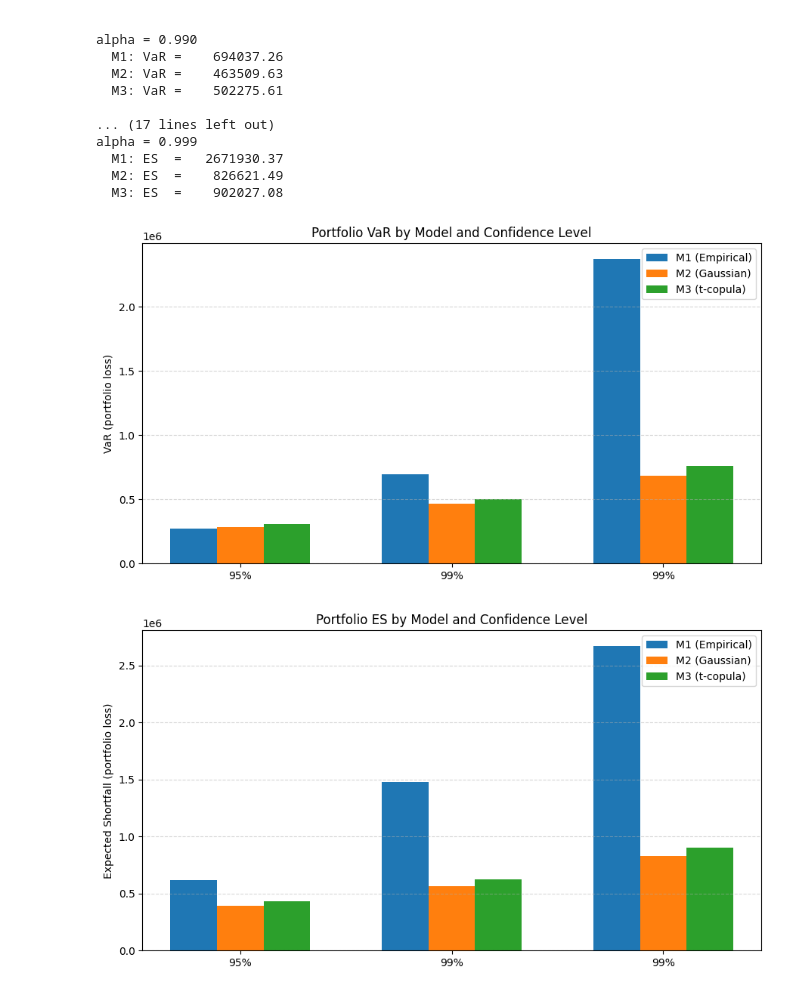
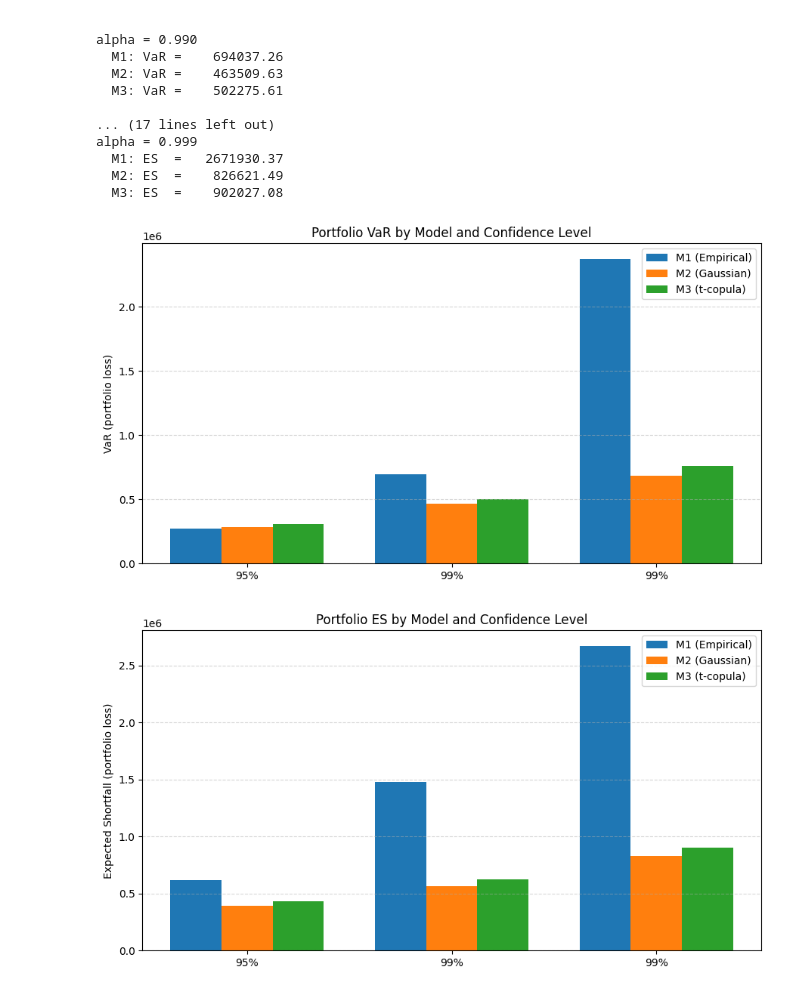
Before and after one commit to juanfp02/quant-risk-management, a Jupyter notebook: main.ipynb, the cells around one changed output. Drawn from its saved outputs; the diff is of its cells as text; code cells hidden in the pictures.

```diff
--- a/main.ipynb
+++ b/main.ipynb
@@ -339,11 +348,6 @@ def simulate_theta_M3(n_sims, mu, sigma, nu, rho, rng):
 # Helper: simulate Y_k given Θ-simulations
 # ---------------------------------------------------------
 
-lam = credit["lambda_k"].values              # (K,)
-a = credit[["a_k1", "a_k2"]].values          # (K,2)  (re-used from above)
-s_k = credit["s_k"].values                   # (K,)
-K = len(credit)
-
 def simulate_Y(theta_sims, rng):
     """
     theta_sims: (n_sims, 2)
@@ -447,7 +451,7 @@ This section includes:
 # Risk measure helpers: VaR and ES for loss distributions
 # ---------------------------------------------------------
 
-def var_empirical(losses, alpha=0.99):
+def var_empirical(losses, alpha):
     """
     Empirical VaR at level alpha for a vector of losses (positive = loss).
     """
@@ -455,7 +459,7 @@ def var_empirical(losses, alpha=0.99):
     return np.quantile(losses, alpha)
 
 
-def es_empirical(losses, alpha=0.99):
+def es_empirical(losses, alpha):
     """
     Empirical Expected Shortfall (ES) at level alpha:
     mean loss conditional on loss >= VaR_alpha.
@@ -512,34 +516,34 @@ alpha = 0.999
 # %%
 # ---------------------------------------------------------
 # VaR bar chart by model and confidence level
 # ---------------------------------------------------------
 
 alpha_labels = [f"{int(a*100)}%" for a in alphas]
 x = np.arange(len(alpha_labels))  # positions for each alpha on x-axis
-width = 0.22                      # bar width
+width = 0.25
 
 fig, ax = plt.subplots(figsize=(9, 5))
 
 # Extract VaR in consistent order
 var_M1 = [var_results[a]["M1"] for a in alphas]
 var_M2 = [var_results[a]["M2"] for a in alphas]
 var_M3 = [var_results[a]["M3"] for a in alphas]
 
 ax.bar(x - width,     var_M1, width, label="M1 (Empirical)")
 ax.bar(x,             var_M2, width, label="M2 (Gaussian)")
 ax.bar(x + width,     var_M3, width, label="M3 (t-copula)")
 
 ax.set_xticks(x)
 ax.set_xticklabels(alpha_labels)
 ax.set_ylabel("VaR (portfolio loss)")
 ax.set_title("Portfolio VaR by Model and Confidence Level")
 ax.legend()
 ax.grid(axis="y", linestyle="--", alpha=0.5)
 
 plt.tight_layout()
 plt.show()
 # %% [output]
-[figure, old version]
+[figure, new version]
 # %%
 # ---------------------------------------------------------
 # ES bar chart by model and confidence level
@@ -565,7 +569,7 @@ ax.grid(axis="y", linestyle="--", alpha=0.5)
 plt.tight_layout()
 plt.show()
 # %% [output]
-[figure, old version]
+[figure, new version]
 # %%
 # ---------------------------------------------------------
 # : overlay histograms of loss distributions
```
Also changed, not shown: parts of 11 cells of this notebook.
